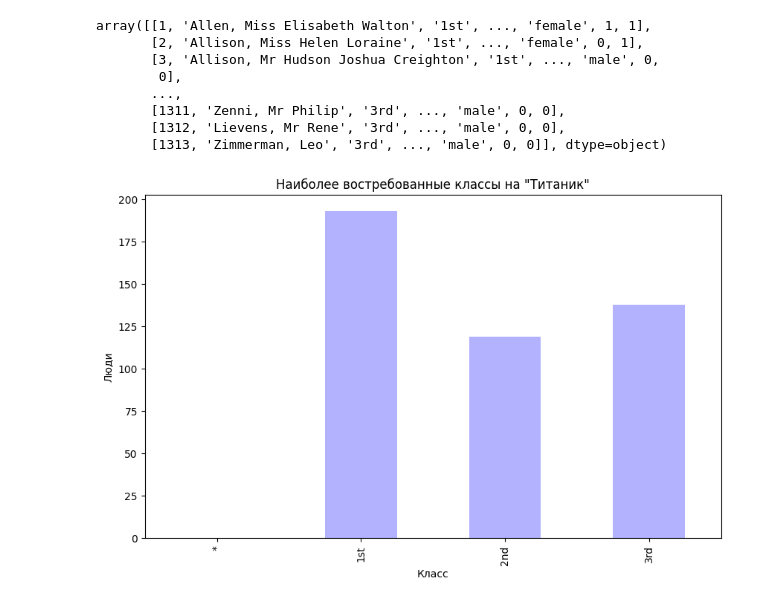
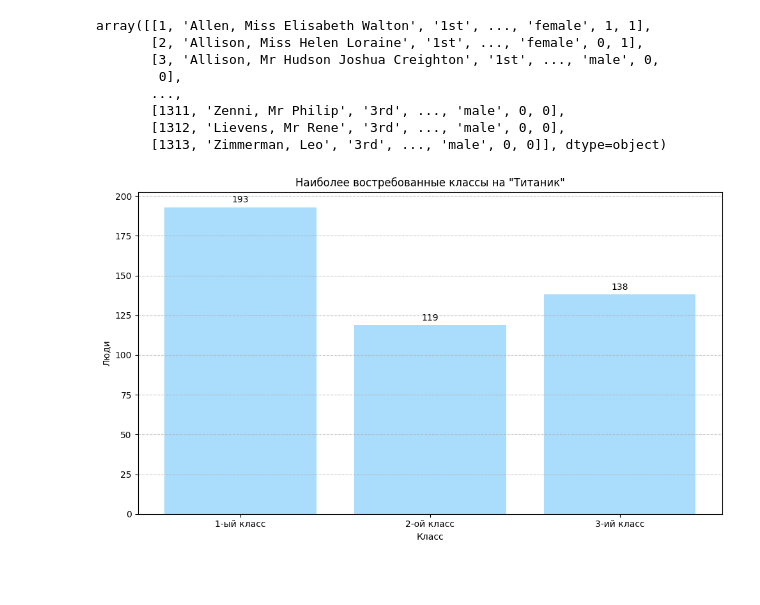
Before and after one commit to tsukerin/PraktikaG236N002, a Jupyter notebook: G236N002Pz3.ipynb, the cells around one changed output. Drawn from its saved outputs; the diff is of its cells as text; code cells hidden in the pictures; blank space fills up the shorter version.

```diff
--- a/G236N002Pz3.ipynb
+++ b/G236N002Pz3.ipynb
@@ -38,9 +36,21 @@ people_by_class = df.groupby('PClass')['Survived'].sum()
+# %%
+people_by_class = df[df['Survived'] == 1].groupby('PClass')['Survived'].count()
+classes = ['1-ый класс', '2-ой класс', '3-ий класс']
 # %%
 plt.figure(figsize=(10,6))
-people_by_class.plot(kind = 'bar', color = 'b', alpha = 0.3)
+bars = plt.bar(classes, people_by_class, color='lightskyblue', alpha=0.7)
+plt.grid(axis='y', linestyle='--', alpha=0.7)
 plt.title('Наиболее востребованные классы на "Титаник"')
 plt.xlabel('Класс')
 plt.ylabel('Люди')
+for bar in bars:
+    height = bar.get_height()
+    plt.annotate(f'{height}',
+                 xy=(bar.get_x() + bar.get_width() / 2, height),
+                 xytext=(0, 3),
+                 textcoords='offset points',
+                 ha='center', va='bottom', fontsize=10)
+plt.tight_layout()
 plt.show()
 # %% [output]
-[figure, old version]
+[figure, new version]
```
Also changed, not shown: parts of 3 cells of this notebook.
